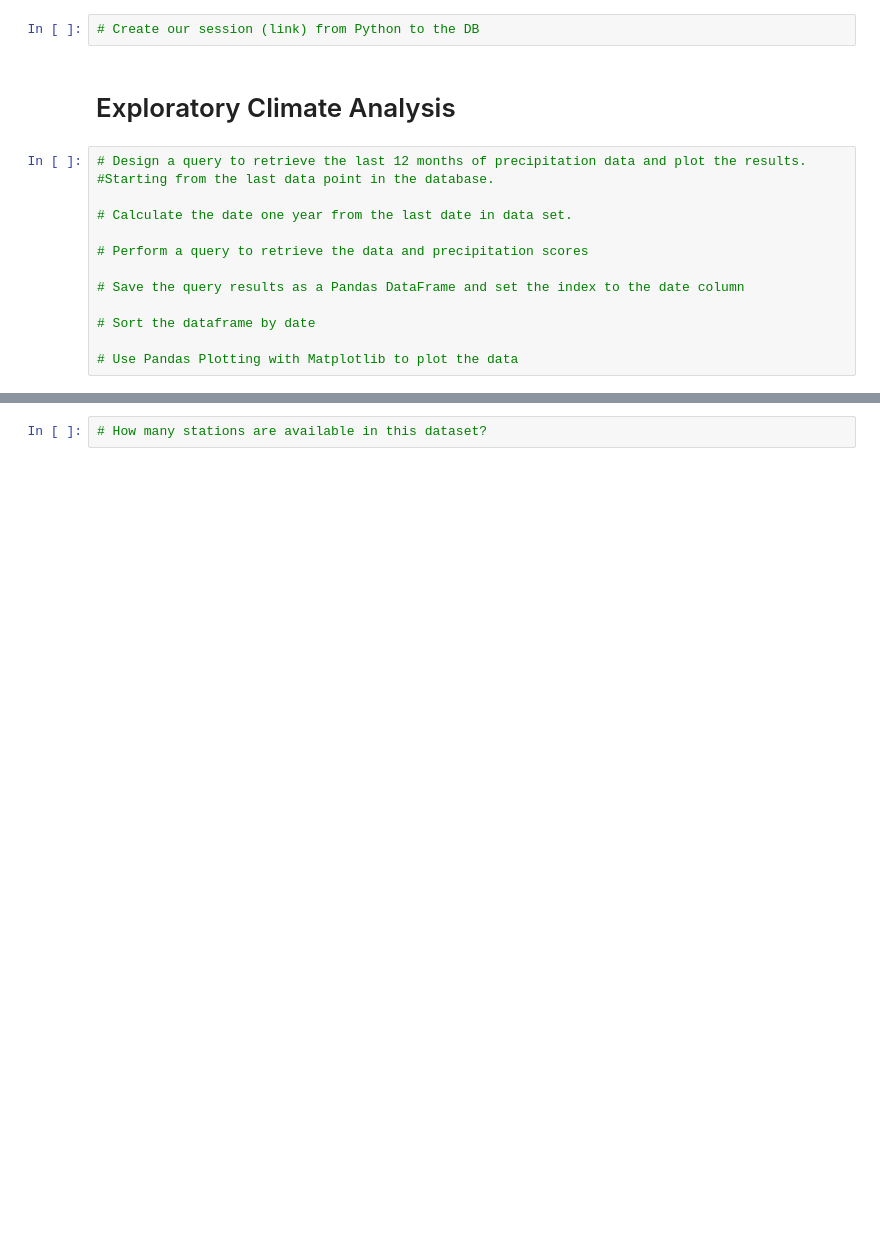
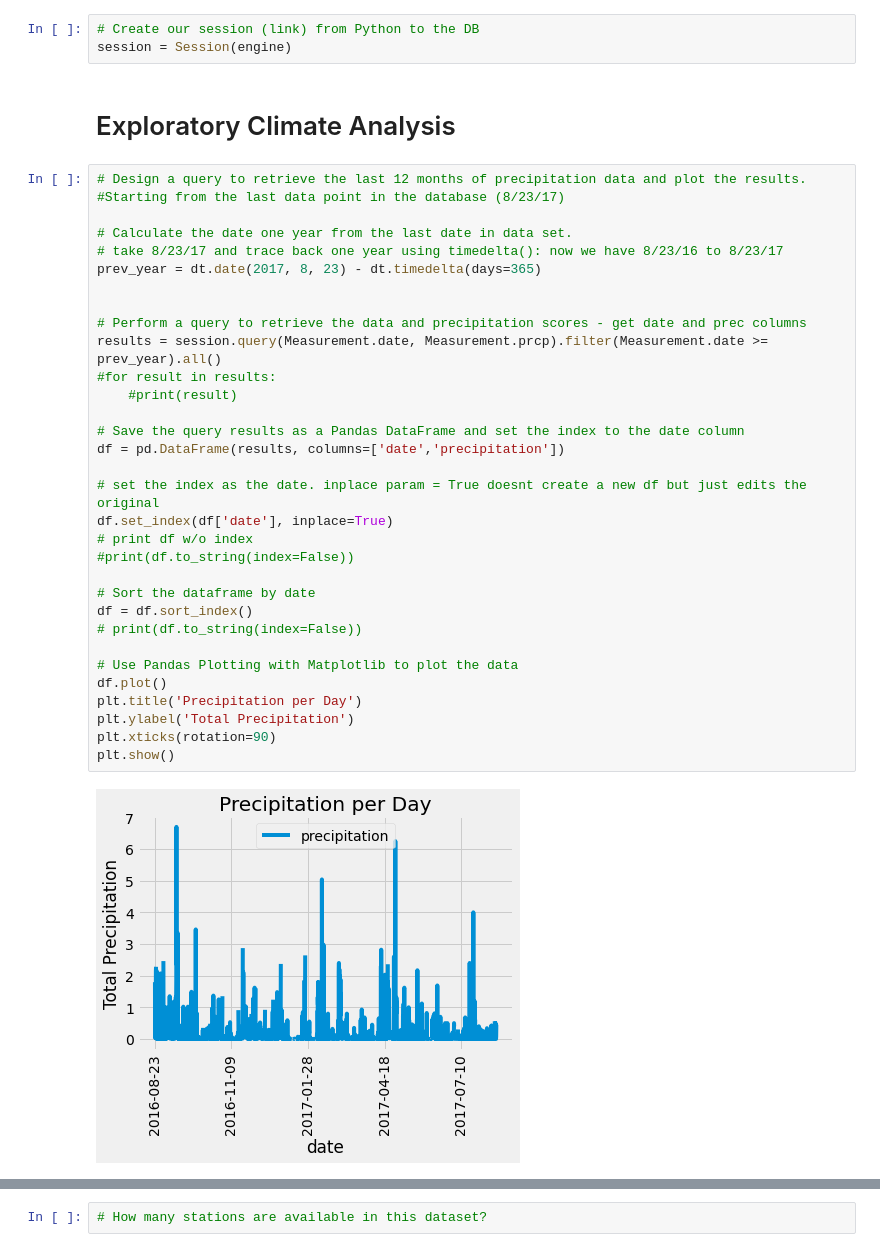
Before and after one commit to joeyamyers/surfs_up, a Jupyter notebook: climate_analysis.ipynb, the cells around one changed output, grey strips where cells are left out. Drawn from its saved outputs; the diff is of its cells as text; blank space fills up the shorter version.

Commit message:
Precip. analysis

```diff
--- a/climate_analysis.ipynb
+++ b/climate_analysis.ipynb
@@ -39,20 +39,42 @@ Measurement = Base.classes.measurement
 Station = Base.classes.station
 # %%
 # Create our session (link) from Python to the DB
+session = Session(engine)
 # %% [markdown]
 # Exploratory Climate Analysis
 # %%
 # Design a query to retrieve the last 12 months of precipitation data and plot the results.
-#Starting from the last data point in the database.
+#Starting from the last data point in the database (8/23/17)
 
 # Calculate the date one year from the last date in data set.
+# take 8/23/17 and trace back one year using timedelta(): now we have 8/23/16 to 8/23/17
+prev_year = dt.date(2017, 8, 23) - dt.timedelta(days=365)
 
-# Perform a query to retrieve the data and precipitation scores
+
+# Perform a query to retrieve the data and precipitation scores - get date and prec columns
+results = session.query(Measurement.date, Measurement.prcp).filter(Measurement.date >= prev_year).all()
+#for result in results:
+    #print(result)
 
 # Save the query results as a Pandas DataFrame and set the index to the date column
+df = pd.DataFrame(results, columns=['date','precipitation'])
+
+# set the index as the date. inplace param = True doesnt create a new df but just edits the original
+df.set_index(df['date'], inplace=True)
+# print df w/o index
+#print(df.to_string(index=False))
 
 # Sort the dataframe by date
+df = df.sort_index()
+# print(df.to_string(index=False))
 
 # Use Pandas Plotting with Matplotlib to plot the data
+df.plot()
+plt.title('Precipitation per Day')
+plt.ylabel('Total Precipitation')
+plt.xticks(rotation=90)
+plt.show()
+# %% [output]
+[figure, added]
 # %%
 # Use Pandas to calcualte the summary statistics for the precipitation data
```
Also changed, not shown: parts of 1 cell of this notebook.
